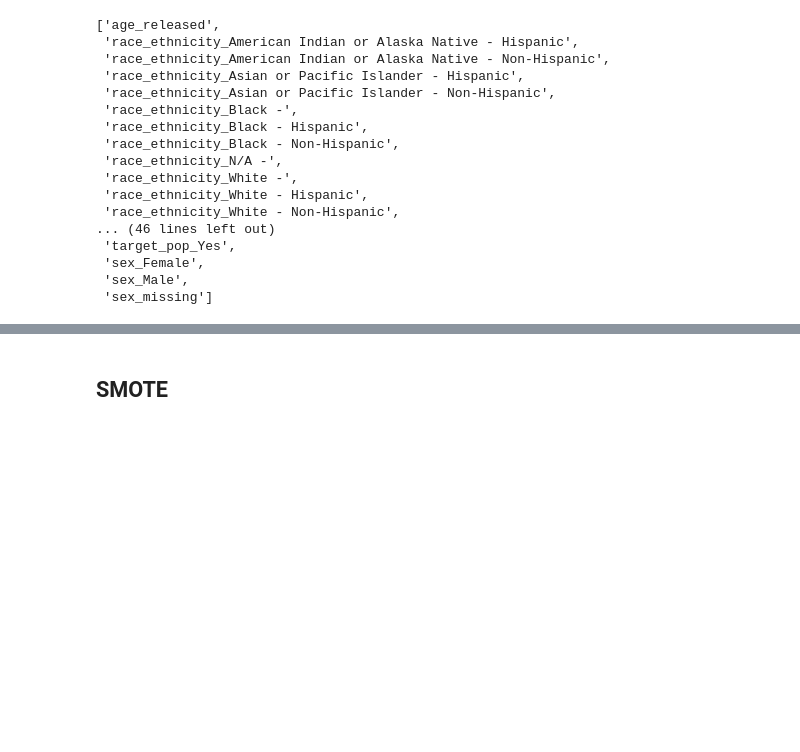
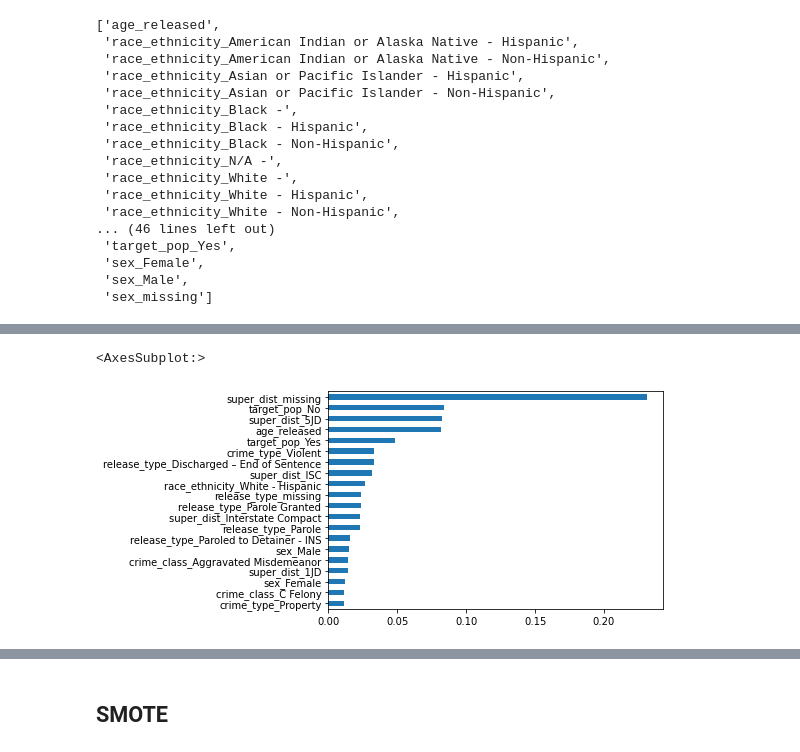
Before and after one commit to jirvingphd/fsds_070620_FT, a Jupyter notebook: Mod_3/mod_3_classification_project/iowa prisoners demo.ipynb, the cells around one changed output, grey strips where cells are left out. Cells and saved outputs as stored; diff of their text form; code cells hidden in the pictures; blank space fills up the shorter version.

```diff
--- a/Mod_3/mod_3_classification_project/iowa prisoners demo.ipynb
+++ b/Mod_3/mod_3_classification_project/iowa prisoners demo.ipynb
@@ -65,11 +5,0 @@
-# %%
-from fsds.imports import *
-import sklearn.datasets as datasets
-
-# Loading in an example dataset
-plt.style.use('seaborn-notebook')
-iris = datasets.load_iris()
-iris_data = iris.data
-
-# Only use two targets/classifications
-iris_targets = np.where(iris.target == 0, 0, 1)
@@ -1026,0 +676,7 @@ weighted avg       0.63      0.62      0.62      6505
+# %%
+# clf = grid.best_estimator_
+importance = pd.Series(best_clf.feature_importances_,index=X_train_tf.columns)
+importance.sort_values().tail(20).plot(kind='barh')
+# %% [output]
+<AxesSubplot:>
+[figure, added]
```
Also changed, not shown: parts of 128 cells of this notebook, 2 other files.
